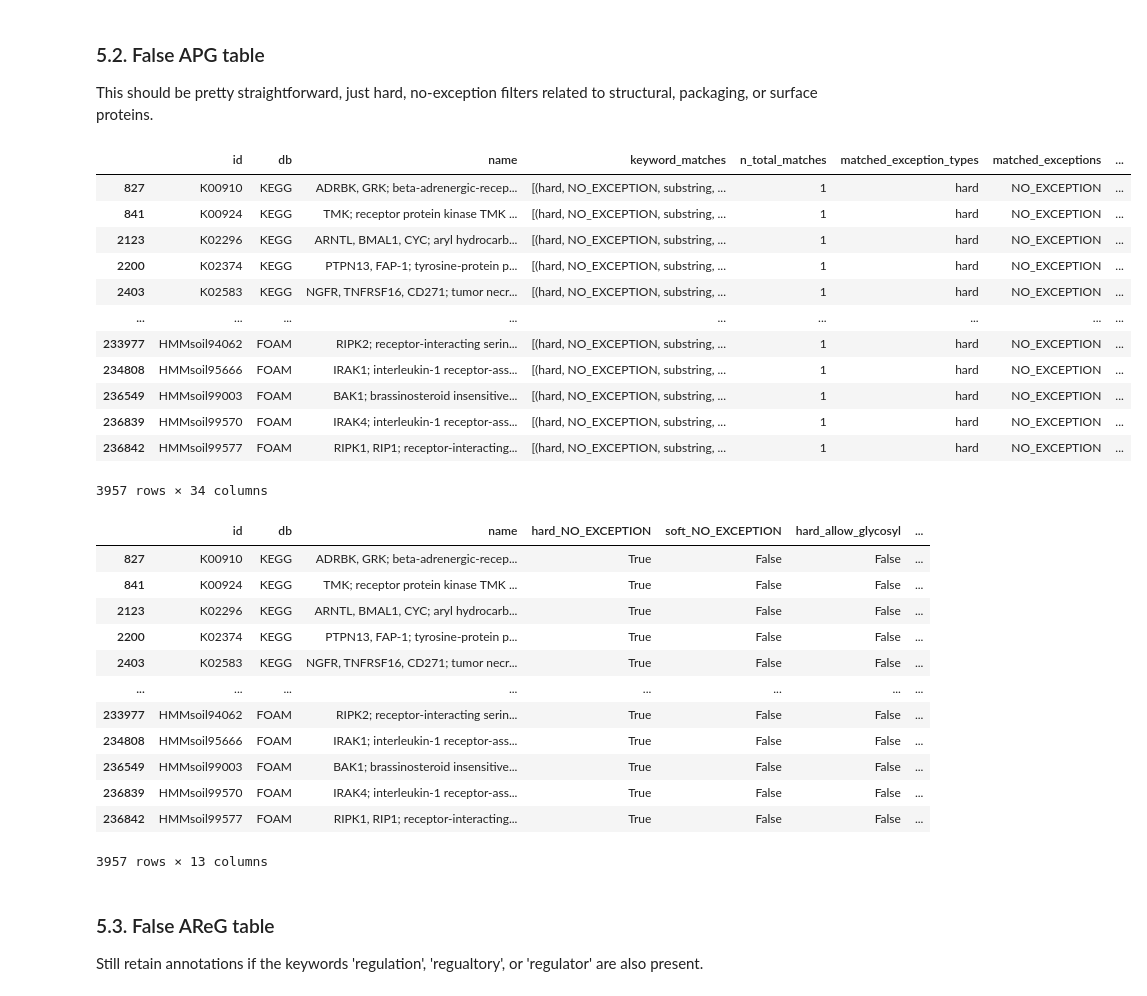
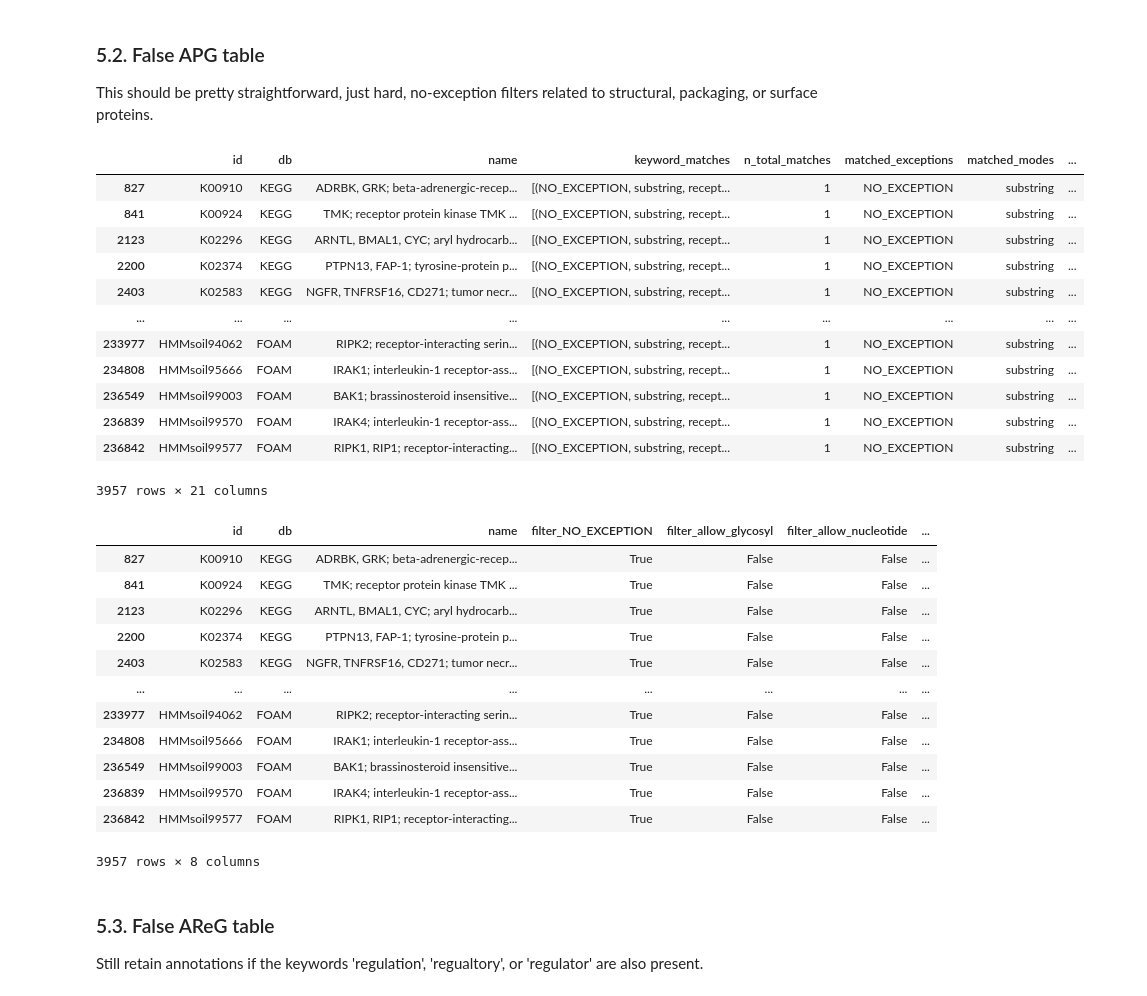
Before and after one commit to AnantharamanLab/CheckAMG, a Jupyter notebook: notebooks/make_checkamg_required_tables.ipynb, the cells around one changed output. Drawn from its saved outputs; the diff is of its cells as text; code cells hidden in the pictures.

```diff
--- a/notebooks/make_checkamg_required_tables.ipynb
+++ b/notebooks/make_checkamg_required_tables.ipynb
@@ -2632,7 +2555,7 @@ plot_db_exception_heatmap(db_soft, "db x exception (SOFT matches; rows matched)"
 ### 5.2. False APG table
 This should be pretty straightforward, just hard, no-exception filters related to structural, packaging, or surface proteins.
 # %%
-HARD_KEYWORDS_DICT_PHYS = {
+FILTER_KEYWORDS_DICT_PHYS = {
     "NO_EXCEPTION": {
         "substring" : [
             "baseplate", "capsid", "portal", "receptor", "sheath", "virion structure", "virion structural",
@@ -2669,70 +2592,37 @@ HARD_KEYWORDS_DICT_PHYS = {
         "case_sensitive_whole_word" : [],
     },
 }
-
-SOFT_KEYWORDS_DICT_PHYS = {
-    "NO_EXCEPTION": {
-        "substring" : [],
-        "case_sensitive" : [],
-        "whole_word" : [],
-        "case_sensitive_whole_word" : [],
-    },
-    "allow_nucleotide": {
-        "substring" : [],
-        "case_sensitive" : [],
-        "whole_word" : [],
-        "case_sensitive_whole_word" : [],
-    },
-    "allow_glycosyl": {
-        "substring" : [],
-        "case_sensitive" : [],
-        "whole_word" : [],
-        "case_sensitive_whole_word" : [],
-    },
-    "allow_methyl": {
-        "substring" : [],
-        "case_sensitive" : [],
-        "whole_word" : [],
-        "case_sensitive_whole_word" : [],
-    },
-    "allow_lipid": {
-        "substring" : [],
-        "case_sensitive" : [],
-        "whole_word" : [],
-        "case_sensitive_whole_word" : [],
-    },
-}
 # %%
-flagged_hmms_phys = flag_hmms_with_keywords(all_hmms, HARD_KEYWORDS_DICT_PHYS, SOFT_KEYWORDS_DICT_PHYS)
+flagged_hmms_phys = flag_hmms_with_keywords(all_hmms, FILTER_KEYWORDS_DICT_PHYS)
 flagged_hmms_phys
 # %% [output]
-|  | id | db | name | keyword_matches | n_total_matches | matched_exception_types | matched_exceptions | ... |
-| 827 | K00910 | KEGG | ADRBK, GRK; beta-adrenergic-recep... | [(hard, NO_EXCEPTION, substring, ... | 1 | hard | NO_EXCEPTION | ... |
-| 841 | K00924 | KEGG | TMK; receptor protein kinase TMK ... | [(hard, NO_EXCEPTION, substring, ... | 1 | hard | NO_EXCEPTION | ... |
-| 2123 | K02296 | KEGG | ARNTL, BMAL1, CYC; aryl hydrocarb... | [(hard, NO_EXCEPTION, substring, ... | 1 | hard | NO_EXCEPTION | ... |
-| 2200 | K02374 | KEGG | PTPN13, FAP-1; tyrosine-protein p... | [(hard, NO_EXCEPTION, substring, ... | 1 | hard | NO_EXCEPTION | ... |
-| 2403 | K02583 | KEGG | NGFR, TNFRSF16, CD271; tumor necr... | [(hard, NO_EXCEPTION, substring, ... | 1 | hard | NO_EXCEPTION | ... |
+|  | id | db | name | keyword_matches | n_total_matches | matched_exceptions | matched_modes | ... |
+| 827 | K00910 | KEGG | ADRBK, GRK; beta-adrenergic-recep... | [(NO_EXCEPTION, substring, recept... | 1 | NO_EXCEPTION | substring | ... |
+| 841 | K00924 | KEGG | TMK; receptor protein kinase TMK ... | [(NO_EXCEPTION, substring, recept... | 1 | NO_EXCEPTION | substring | ... |
+| 2123 | K02296 | KEGG | ARNTL, BMAL1, CYC; aryl hydrocarb... | [(NO_EXCEPTION, substring, recept... | 1 | NO_EXCEPTION | substring | ... |
+| 2200 | K02374 | KEGG | PTPN13, FAP-1; tyrosine-protein p... | [(NO_EXCEPTION, substring, recept... | 1 | NO_EXCEPTION | substring | ... |
+| 2403 | K02583 | KEGG | NGFR, TNFRSF16, CD271; tumor necr... | [(NO_EXCEPTION, substring, recept... | 1 | NO_EXCEPTION | substring | ... |
 | ... | ... | ... | ... | ... | ... | ... | ... | ... |
-| 233977 | HMMsoil94062 | FOAM | RIPK2; receptor-interacting serin... | [(hard, NO_EXCEPTION, substring, ... | 1 | hard | NO_EXCEPTION | ... |
-| 234808 | HMMsoil95666 | FOAM | IRAK1; interleukin-1 receptor-ass... | [(hard, NO_EXCEPTION, substring, ... | 1 | hard | NO_EXCEPTION | ... |
-| 236549 | HMMsoil99003 | FOAM | BAK1; brassinosteroid insensitive... | [(hard, NO_EXCEPTION, substring, ... | 1 | hard | NO_EXCEPTION | ... |
-| 236839 | HMMsoil99570 | FOAM | IRAK4; interleukin-1 receptor-ass... | [(hard, NO_EXCEPTION, substring, ... | 1 | hard | NO_EXCEPTION | ... |
-| 236842 | HMMsoil99577 | FOAM | RIPK1, RIP1; receptor-interacting... | [(hard, NO_EXCEPTION, substring, ... | 1 | hard | NO_EXCEPTION | ... |
+| 233977 | HMMsoil94062 | FOAM | RIPK2; receptor-interacting serin... | [(NO_EXCEPTION, substring, recept... | 1 | NO_EXCEPTION | substring | ... |
+| 234808 | HMMsoil95666 | FOAM | IRAK1; interleukin-1 receptor-ass... | [(NO_EXCEPTION, substring, recept... | 1 | NO_EXCEPTION | substring | ... |
+| 236549 | HMMsoil99003 | FOAM | BAK1; brassinosteroid insensitive... | [(NO_EXCEPTION, substring, recept... | 1 | NO_EXCEPTION | substring | ... |
+| 236839 | HMMsoil99570 | FOAM | IRAK4; interleukin-1 receptor-ass... | [(NO_EXCEPTION, substring, recept... | 1 | NO_EXCEPTION | substring | ... |
+| 236842 | HMMsoil99577 | FOAM | RIPK1, RIP1; receptor-interacting... | [(NO_EXCEPTION, substring, recept... | 1 | NO_EXCEPTION | substring | ... |
-3957 rows × 34 columns
+3957 rows × 21 columns
 # %%
 apg_filters = flagged_hmms_phys[
     [
         "id", "db", "name",
-        "hard_NO_EXCEPTION", "soft_NO_EXCEPTION",
-        "hard_allow_glycosyl", "soft_allow_glycosyl",
-        "hard_allow_nucleotide", "soft_allow_nucleotide",
-        "hard_allow_methyl", "soft_allow_methyl",
-        "hard_allow_lipid", "soft_allow_lipid",
+        "filter_NO_EXCEPTION",
+        "filter_allow_glycosyl",
+        "filter_allow_nucleotide",
+        "filter_allow_methyl",
+        "filter_allow_lipid",
         ]
     ]
 apg_filters
 # %% [output]
-|  | id | db | name | hard_NO_EXCEPTION | soft_NO_EXCEPTION | hard_allow_glycosyl | ... |
+|  | id | db | name | filter_NO_EXCEPTION | filter_allow_glycosyl | filter_allow_nucleotide | ... |
 | 827 | K00910 | KEGG | ADRBK, GRK; beta-adrenergic-recep... | True | False | False | ... |
 | 841 | K00924 | KEGG | TMK; receptor protein kinase TMK ... | True | False | False | ... |
 | 2123 | K02296 | KEGG | ARNTL, BMAL1, CYC; aryl hydrocarb... | True | False | False | ... |
@@ -2744,7 +2634,7 @@ apg_filters
 | 236549 | HMMsoil99003 | FOAM | BAK1; brassinosteroid insensitive... | True | False | False | ... |
 | 236839 | HMMsoil99570 | FOAM | IRAK4; interleukin-1 receptor-ass... | True | False | False | ... |
 | 236842 | HMMsoil99577 | FOAM | RIPK1, RIP1; receptor-interacting... | True | False | False | ... |
-3957 rows × 13 columns
+3957 rows × 8 columns
 # %%
 apg_filters.to_csv("../CheckAMG/files/APG_filters.tsv", sep="\t", index=False)
 # %% [markdown]
```
Also changed, not shown: parts of 38 cells of this notebook, 17 other files.
